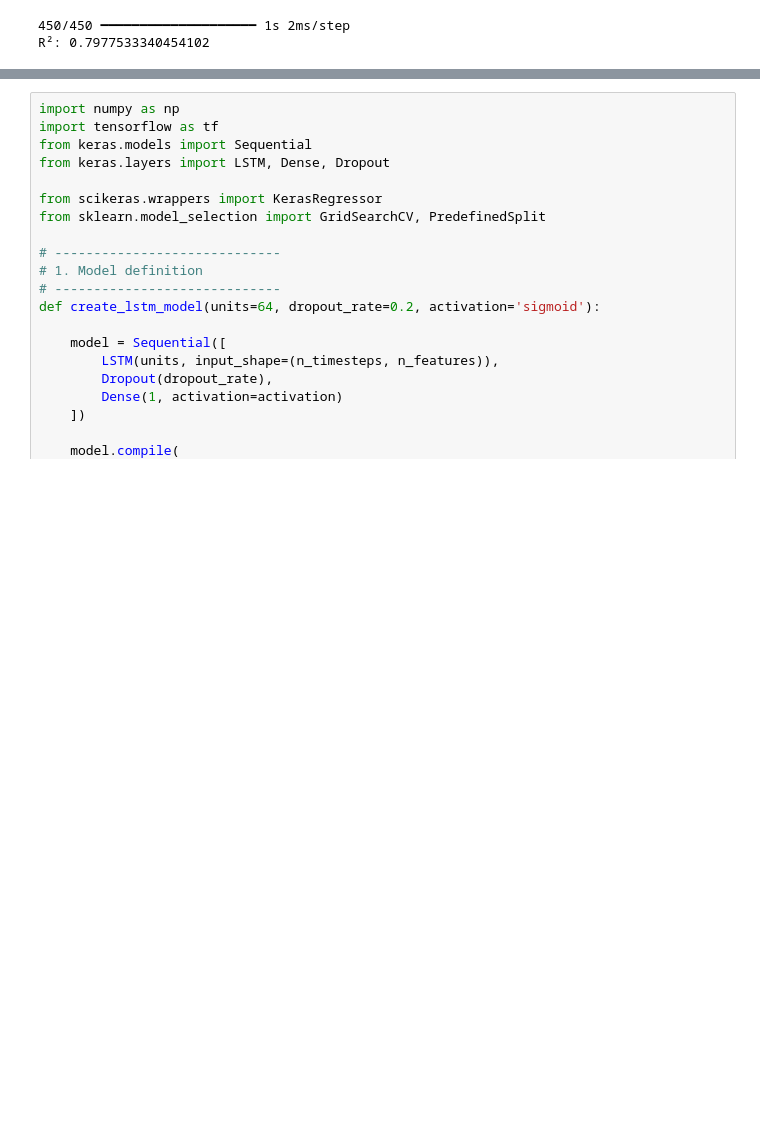
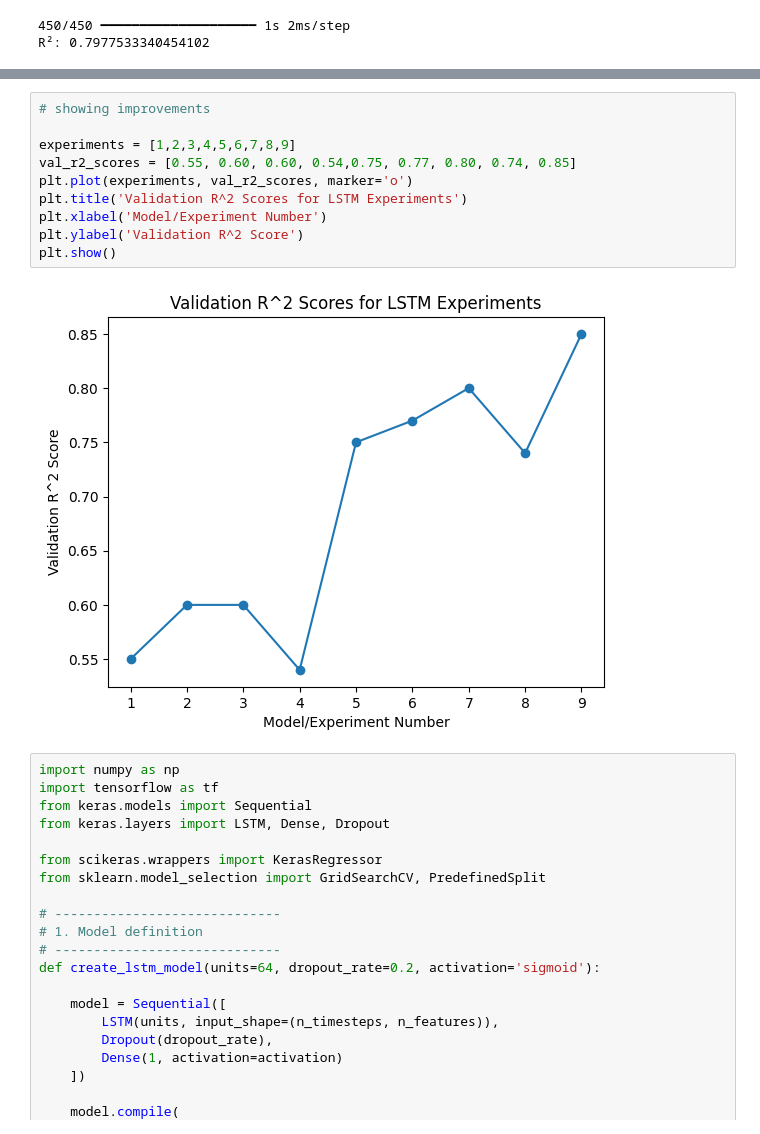
Before and after one commit to ecw70574/US-Census-Voting-and-Registration-DSCI-Capstone-Project, a Jupyter notebook: LSTM-pipeline-and-training.ipynb, the cells around one changed output, grey strips where cells are left out. Cells and saved outputs as stored; diff of their text form; blank space fills up the shorter version.

```diff
--- a/LSTM-pipeline-and-training.ipynb
+++ b/LSTM-pipeline-and-training.ipynb
@@ -748,6 +985,18 @@ Requirement already satisfied: typing-extensions>=4.6.0 in /usr/local/lib/python
 Requirement already satisfied: markdown-it-py>=2.2.0 in /usr/local/lib/python3.12/dist-packages (from rich->keras>=3.2.0->scikeras) (4.0.0)
 Requirement already satisfied: pygments<3.0.0,>=2.13.0 in /usr/local/lib/python3.12/dist-packages (from rich->keras>=3.2.0->scikeras) (2.20.0)
 Requirement already satisfied: mdurl~=0.1 in /usr/local/lib/python3.12/dist-packages (from markdown-it-py>=2.2.0->rich->keras>=3.2.0->scikeras) (0.1.2)
+# %%
+# showing improvements
+
+experiments = [1,2,3,4,5,6,7,8,9]
+val_r2_scores = [0.55, 0.60, 0.60, 0.54,0.75, 0.77, 0.80, 0.74, 0.85]
+plt.plot(experiments, val_r2_scores, marker='o')
+plt.title('Validation R^2 Scores for LSTM Experiments')
+plt.xlabel('Model/Experiment Number')
+plt.ylabel('Validation R^2 Score')
+plt.show()
+# %% [output]
+[figure, added]
 # %%
 import numpy as np
 import tensorflow as tf
```
Also changed, not shown: parts of 20 cells of this notebook.
